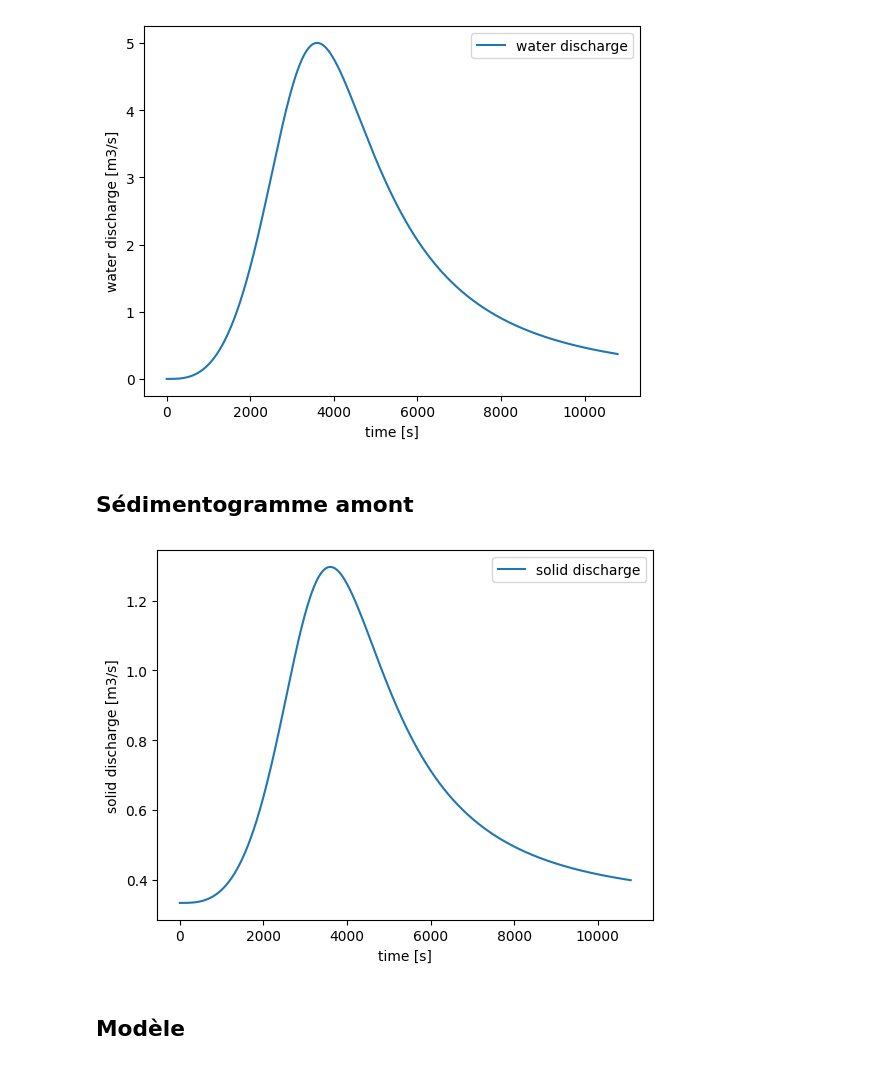
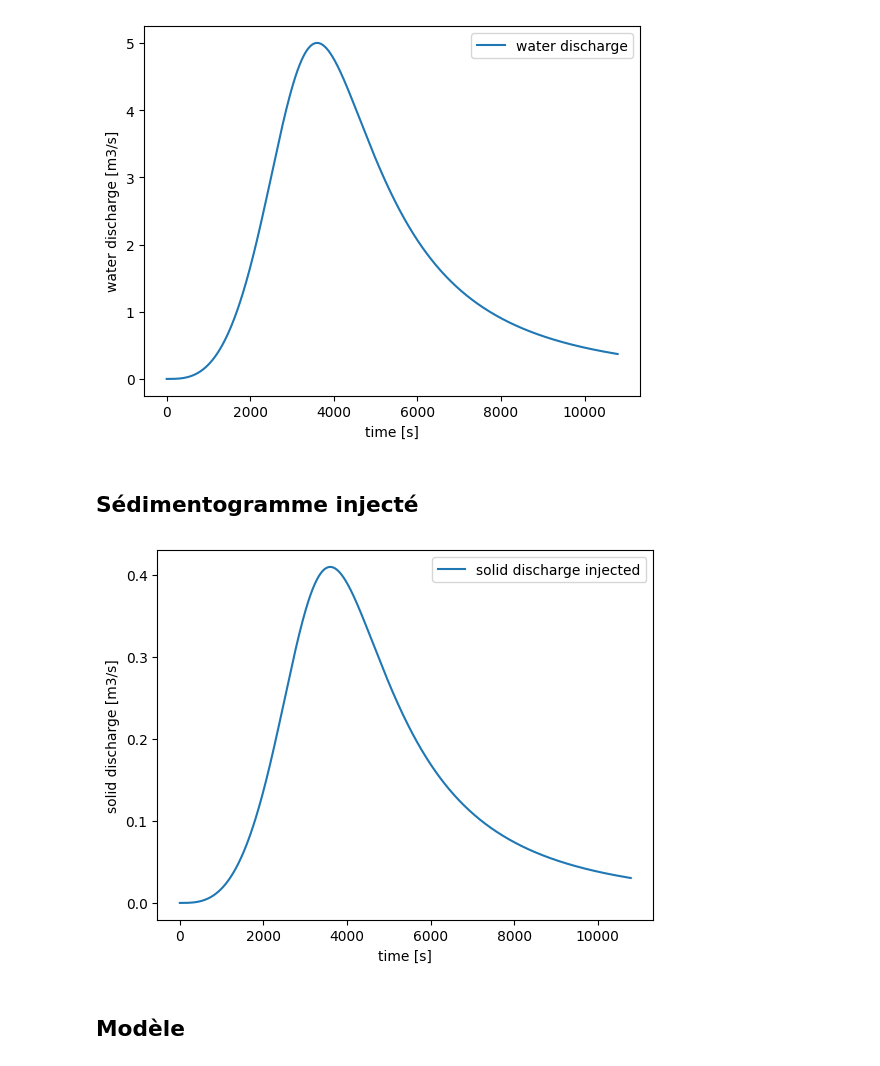
Before and after one commit to sambcn/evofond_v2, a Jupyter notebook: src/main/python/brouillon_pour_injection.ipynb, the cells around one changed output. Drawn from its saved outputs; the diff is of its cells as text; code cells hidden in the pictures.

```diff
--- a/src/main/python/brouillon_pour_injection.ipynb
+++ b/src/main/python/brouillon_pour_injection.ipynb
@@ -115,5 +142,3 @@ plt.legend()
 plt.show()
 # %% [output]
 [figure]
-# %% [markdown]
-## Sédimentogramme amont
@@ -134,10 +145,2 @@ slope = 0.1 # [m/m]
-# %%
-Qs = calcSedimentogram(sedimentTransportLaw, Q, width, slope, granulometry)
-
-plt.plot(t, Qs, label="solid discharge")
-plt.xlabel("time [s]")
-plt.ylabel("solid discharge [m3/s]")
-plt.legend()
-plt.show()
-# %% [output]
-[figure, old version]
+# %% [markdown]
+## Sédimentogramme injecté
@@ -144,3 +161,13 @@ plt.show()
+# %%
+Qs_injected = calcSedimentogram(sedimentTransportLaw, Q_injected, width, slope, granulometry)
+
+plt.plot(t, Qs_injected, label="solid discharge injected")
+plt.xlabel("time [s]")
+plt.ylabel("solid discharge [m3/s]")
+plt.legend()
+plt.show()
+# %% [output]
+[figure, added]
 # %% [markdown]
 ## Modèle
 # %%
```
Also changed, not shown: parts of 13 cells of this notebook, 3 other files.
